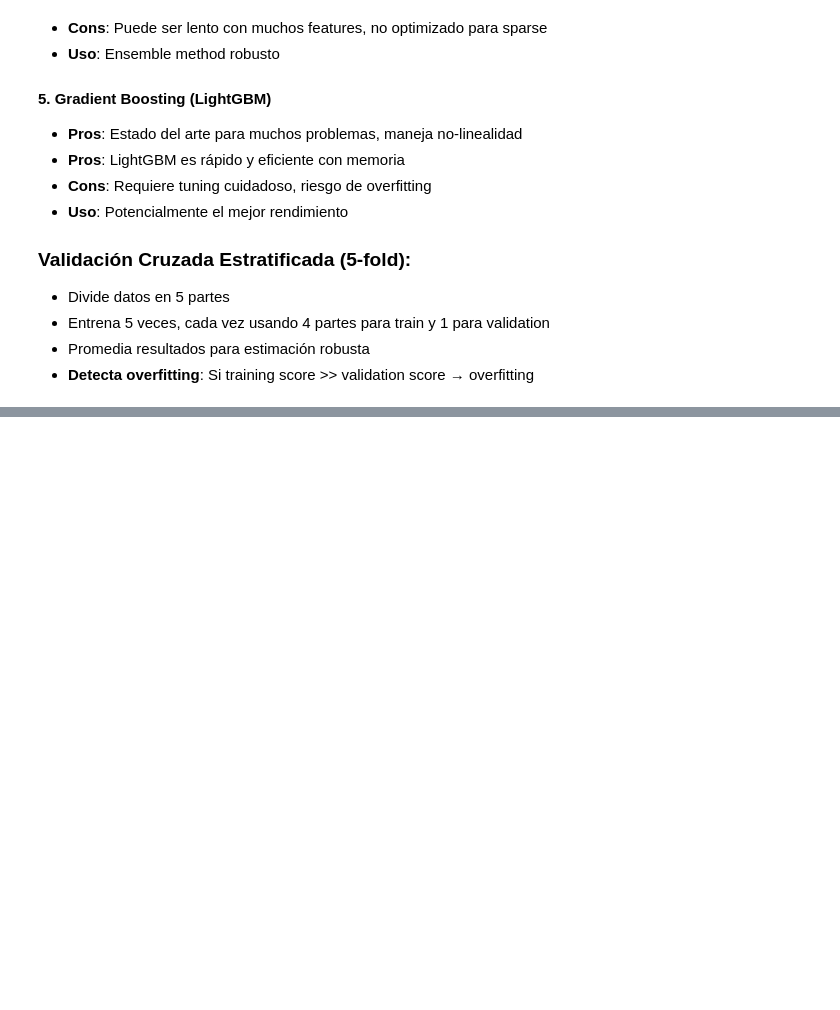
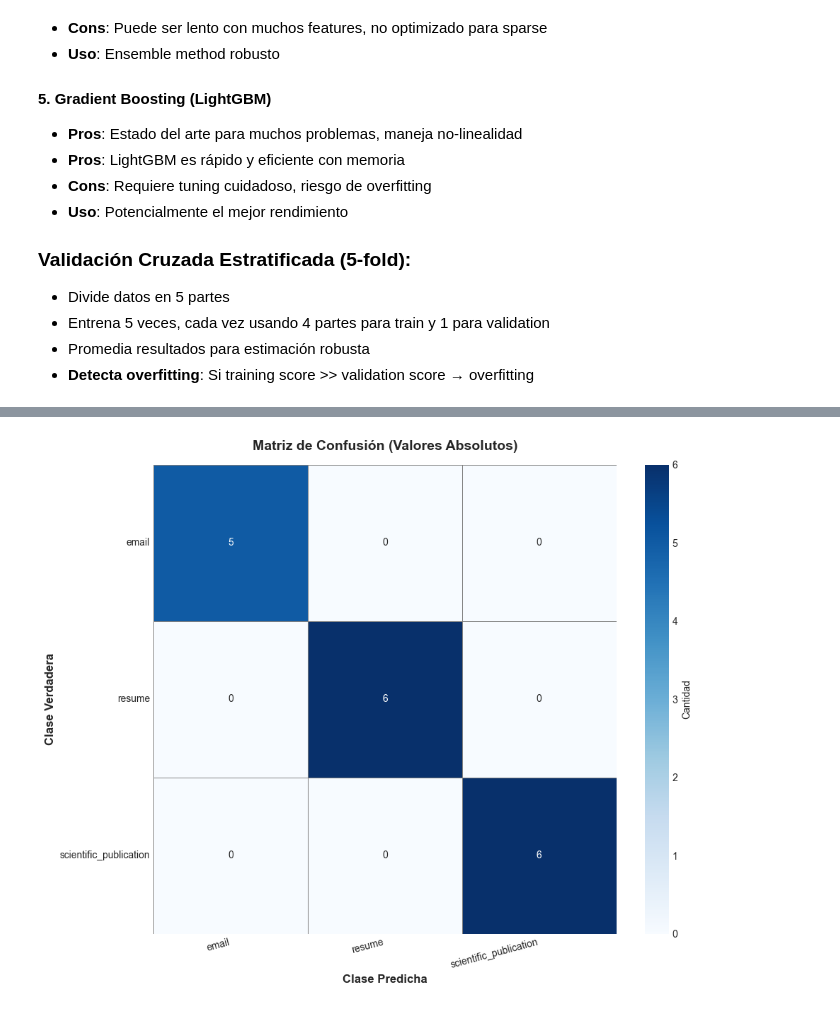
Before and after one commit to Deivid-SVG-AI/Proyecto_AI, a Jupyter notebook: main.ipynb, the cells around one changed output, grey strips where cells are left out. Saved outputs shown, nothing was run; the diff lists cells and outputs as text; code cells hidden in the pictures; blank space fills up the shorter version.

```diff
--- a/main.ipynb
+++ b/main.ipynb
@@ -484,19 +379,13 @@ Ejecutamos la carga de datos del dataset principal.
 # CARGA DEL DATASET
 # ============================================================================
 
-# Definir las clases y sus etiquetas numéricas
-# Estas son las categorías de documentos que vamos a clasificar
-class_labels = {
-    'email': 0,
-    'resume': 1,
-    'scientific_publication': 2
-}
-
-# Ruta al dataset principal
-DATASET_PATH = r"datasets\document-classification-dataset"
-
 # Cargar y procesar el dataset
+# Las clases y ruta ya están definidas en class_labels y DATASET_PATH
 print("Iniciando carga del dataset...")
+print("=" * 70)
+print(f"Dataset: {DATASET_PATH}")
+print(f"Clases a clasificar: {len(class_labels)}")
+print(f"Categorías: {', '.join(list(class_labels.keys())[:5])}... (+{len(class_labels)-5} más)")
 print("=" * 70)
 df = load_documents_from_images(DATASET_PATH, class_labels)
 
@@ -1464,0 +1800,73 @@ model_results, best_model_name = train_and_evaluate_models(
+# %%
+# ============================================================================
+# VISUALIZACIÓN DE MATRIZ DE CONFUSIÓN
+# ============================================================================
+
+def plot_confusion_matrix(y_true, y_pred, class_labels_dict, normalize=False):
+    """
+    Visualiza la matriz de confusión
+
+    Parámetros:
+    -----------
+    y_true : array
+        Labels verdaderos
+    y_pred : array
+        Labels predichos
+    class_labels_dict : dict
+        Diccionario de labels {nombre: id}
+    normalize : bool
+        Si True, normaliza por filas (muestra proporciones)
+    """
+
+    # Calcular matriz de confusión
+    cm = confusion_matrix(y_true, y_pred)
+
+    if normalize:
+        cm = cm.astype('float') / cm.sum(axis=1)[:, np.newaxis]
+        fmt = '.2%'
+        title_suffix = '(Normalizada por Fila)'
+    else:
+        fmt = 'd'
+        title_suffix = '(Valores Absolutos)'
+
+    # Nombres de clases
+    class_names_inv = {v: k for k, v in class_labels_dict.items()}
+    class_names = [class_names_inv[i] for i in sorted(class_names_inv.keys())]
+
+    # Crear figura
+    plt.figure(figsize=(10, 8))
+    sns.heatmap(cm, annot=True, fmt=fmt, cmap='Blues',
+                xticklabels=class_names, yticklabels=class_names,
+                cbar_kws={'label': 'Proporción' if normalize else 'Cantidad'},
+                linewidths=0.5, linecolor='gray')
+
+    plt.title(f'Matriz de Confusión {title_suffix}', fontsize=14, fontweight='bold', pad=15)
+    plt.ylabel('Clase Verdadera', fontsize=12, fontweight='bold')
+    plt.xlabel('Clase Predicha', fontsize=12, fontweight='bold')
+    plt.xticks(rotation=15, ha='right')
+    plt.yticks(rotation=0)
+    plt.tight_layout()
+    plt.show()
+
+    # Análisis de confusiones
+    print("\n" + "=" * 70)
+    print("ANÁLISIS DE CONFUSIONES")
+    print("=" * 70)
+
+    for i, true_class in enumerate(class_names):
+        for j, pred_class in enumerate(class_names):
+            if i != j and cm[i, j] > 0:
+                if normalize:
+                    print(f"\n  {true_class} → {pred_class}: {cm[i, j]*100:.1f}% de veces")
+                else:
+                    print(f"\n  {true_class} → {pred_class}: {cm[i, j]:.0f} veces")
+
+
+# Generar matrices de confusión
+print("Matriz de Confusión - Valores Absolutos:")
+plot_confusion_matrix(y_test, test_results['y_pred'], class_labels, normalize=False)
+
+print("\n" + "=" * 70)
+print("\nMatriz de Confusión - Normalizada (Proporciones):")
+plot_confusion_matrix(y_test, test_results['y_pred'], class_labels, normalize=True)
+# %% [output]
@@ -1464,0 +1874 @@ model_results, best_model_name = train_and_evaluate_models(
+[figure, added]
```
Also changed, not shown: parts of 37 cells of this notebook, 8 other files.
